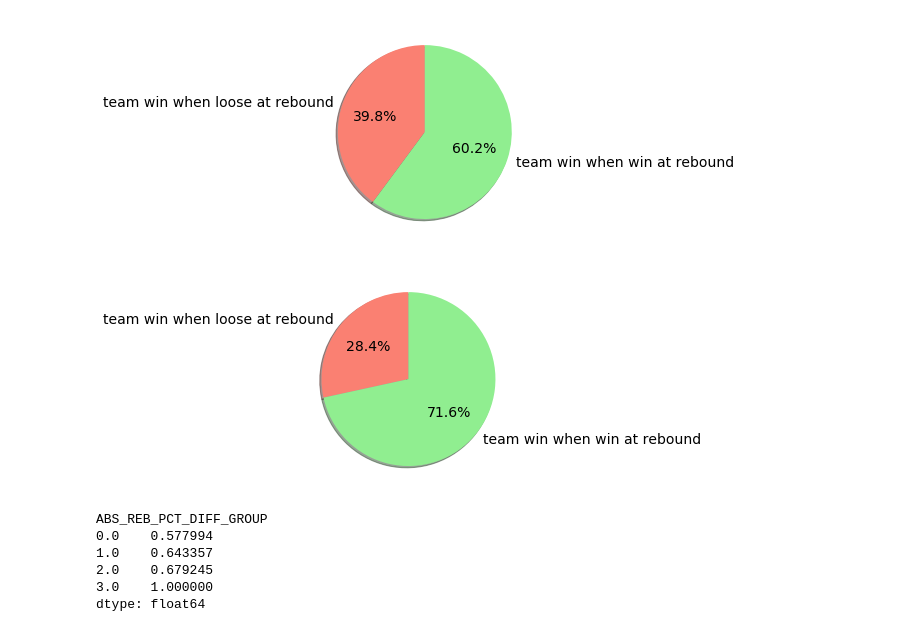
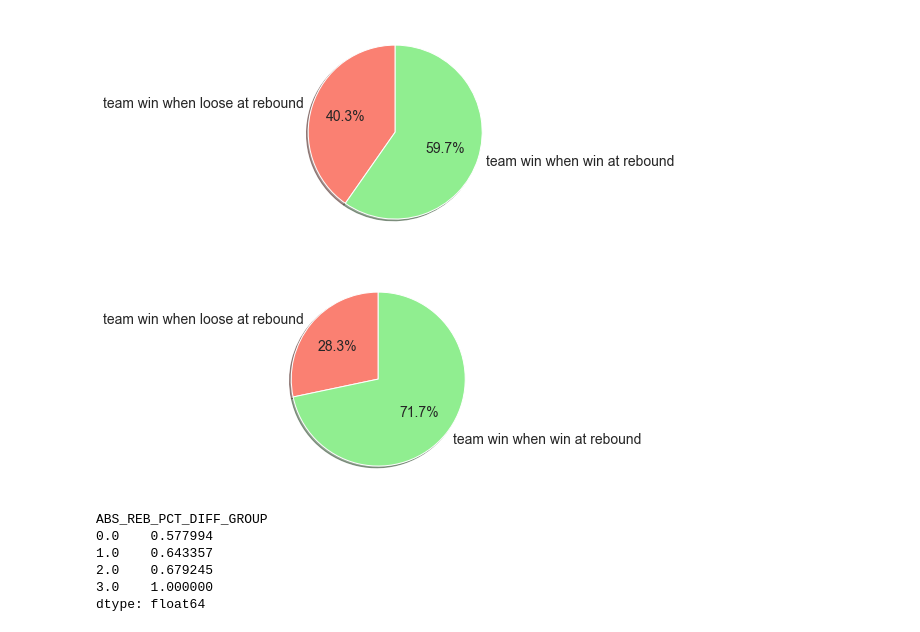
Before and after one commit to ryoyop/Baketball, a Jupyter notebook: Rebounding/Rebounding_Analysis.ipynb, the cells around one changed output. Cells and saved outputs as stored; diff of their text form; code cells hidden in the pictures.

```diff
--- a/Rebounding/Rebounding_Analysis.ipynb
+++ b/Rebounding/Rebounding_Analysis.ipynb
@@ -51,7 +51,7 @@ def seasons_string(start,end):
 seasonType="Regular Season"
 team_game_logs_df = get_game_logs(SeasonType=seasonType)
 # %%
-team_game_logs_df_reb = team_game_logs_df[["WL","OREB","REB","DREB","GAME_ID","TOV","TEAM_NAME"]]
+team_game_logs_df_reb = team_game_logs_df[["WL","OREB","REB","DREB","GAME_ID","TOV","TEAM_ABBREVIATION"]]
 merge_df = team_game_logs_df_reb[team_game_logs_df_reb["WL"] == 'W'].merge(team_game_logs_df_reb[team_game_logs_df_reb["WL"] == 'L'],on="GAME_ID")
 # %%
 merge_df["REB_DIFF"] = merge_df["REB_x"] - merge_df["REB_y"]
@@ -62,18 +62,19 @@ merge_df["REB_PCT_DIFF"] = merge_df["DREB_PCT_x"] - merge_df["DREB_PCT_y"]
 merge_df["REB_DIFF_SIGN"] = np.where(merge_df["REB_DIFF"] < 0 , -1 , 1)
 merge_df["REB_PCT_DIFF_SIGN"] = np.where(merge_df["REB_PCT_DIFF"] < 0 , -1 , 1)
 merge_df["REB_PCT_DIFF_GROUP"] = np.sign(merge_df["REB_PCT_DIFF"]) * np.floor((abs(merge_df["REB_PCT_DIFF"]) * 10))
-games_count = len(merge_df.index)
+filter_nyk = (merge_df["TEAM_ABBREVIATION_x"] != 'NYK') & (merge_df["TEAM_ABBREVIATION_y"] != 'NYK')
+games_count = len(merge_df[filter_nyk].index)
 # %%
 count_column = "DREB_x"
 REB_group_columns = ["REB_PCT_DIFF_SIGN","REB_DIFF_SIGN"]
 for REB_group_column in REB_group_columns:
-    temp_df = ((merge_df.groupby(REB_group_column)[count_column].count() / games_count).reset_index(name="WIN_PRECENTAGE"))
+    temp_df = ((merge_df[filter_nyk].groupby(REB_group_column)[count_column].count() / games_count).reset_index(name="WIN_PRECENTAGE"))
     temp_df["Reason"] = np.where(temp_df[REB_group_column] == -1 , "team win when loose at rebound","team win when win at rebound")
     ax =temp_df.set_index("Reason").plot.pie(y="WIN_PRECENTAGE",autopct="%1.1f%%", textprops={'fontsize': 14} ,legend=False,shadow=True, startangle=90,colors=["salmon","lightgreen"])
     ax.set_ylabel('')
 # %% [output]
-[figure, old version]
+[figure, new version]
-[figure, old version]
+[figure, new version]
 # %%
 merge_df["ABS_REB_PCT_DIFF_GROUP"] = abs(merge_df["REB_PCT_DIFF_GROUP"])
 merge_df["IS_SIGN_POSITIVE"] = np.where(merge_df["REB_PCT_DIFF_SIGN"] == 1 , 1 , 0)
```
Also changed, not shown: parts of 5 cells of this notebook, 3 other files.
